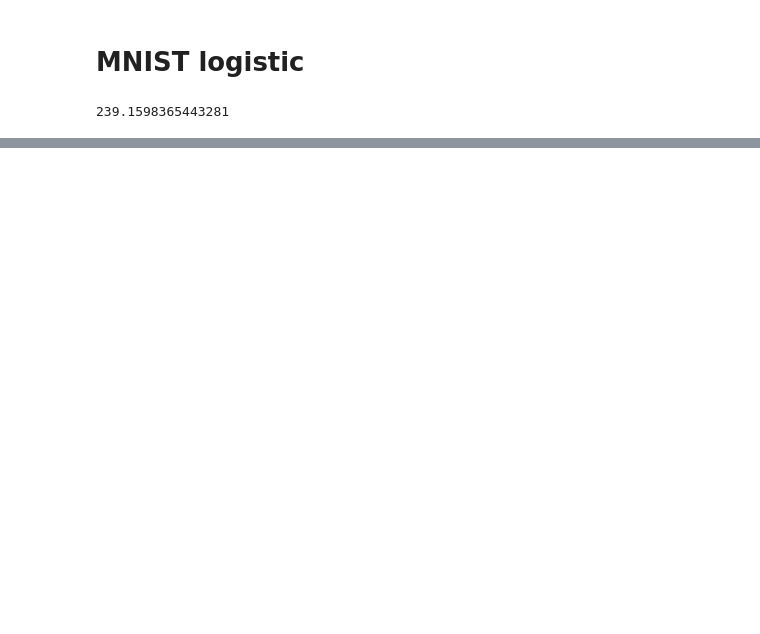
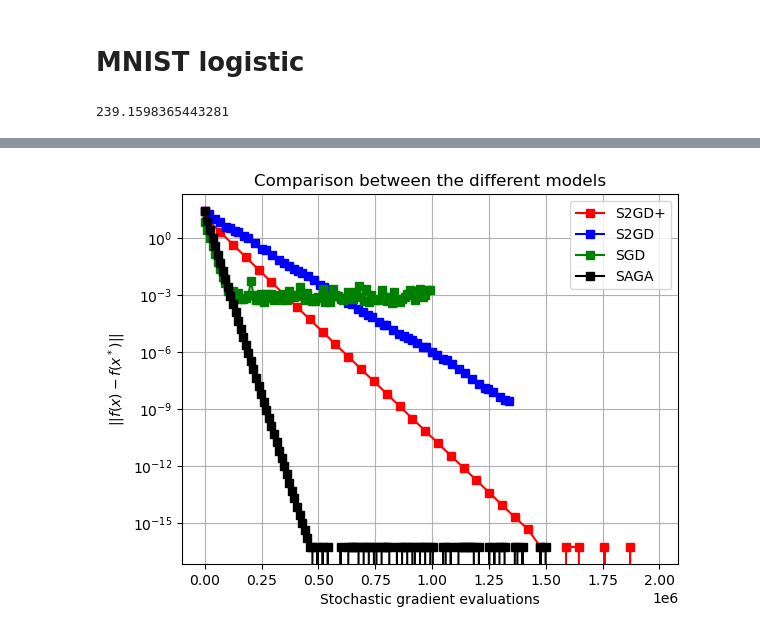
Before and after one commit to Paulcauch/S2GD, a Jupyter notebook: tests.ipynb, the cells around one changed output, grey strips where cells are left out. Drawn from its saved outputs; the diff is of its cells as text; code cells hidden in the pictures; blank space fills up the shorter version.

```diff
--- a/tests.ipynb
+++ b/tests.ipynb
@@ -163,2 +204,2 @@ x_sgd,obj_val_sgd,_,nb_comp_grad_sgd = stoch_grad(x0=x0,problem=pblogreg,xtarget
 # %%
-x_s2gd,obj_val_s2gd,_,nb_comp_grad_s2gd = S2GD(x0=x0,problem=pblogreg,xtarget=x_star,h=-1,m=10,nu=pblogreg.cvxval(),eps_tol=1e-15,n_iter=30,plus=True)
+x_s2gd,obj_val_s2gd,_,nb_comp_grad_s2gd, times2 = S2GD(x0=x0,problem=pblogreg,xtarget=x_star,h=-1,m=10,nu=pblogreg.cvxval(),eps_tol=1e-25,n_iter=30,plus=False)
@@ -164,0 +224,2 @@ x_s2gd,obj_val_s2gd,_,nb_comp_grad_s2gd = S2GD(x0=x0,problem=pblogreg,xtarget=x_
+# %%
+x_s2gd_plus,obj_val_s2gd_plus,_,nb_comp_grad_s2gd_plus, times3 = S2GD(x0=x0,problem=pblogreg,xtarget=x_star,h=-1,m=10,nu=pblogreg.cvxval(),eps_tol=1e-15,n_iter=30,plus=True)
@@ -165,2 +244,2 @@ x_s2gd,obj_val_s2gd,_,nb_comp_grad_s2gd = S2GD(x0=x0,problem=pblogreg,xtarget=x_
 # %%
-x_saga,obj_val_saga,_,nb_comp_grad_saga = SAGA(x0,pblogreg,x_star,-1,1e-10,50000,fast=True)
+x_saga,obj_val_saga,_,nb_comp_grad_saga, times4 = SAGA(x0,pblogreg,x_star,-1,1e-10,1.5*1e6,fast=True)
@@ -170,0 +264,10 @@ plt.semilogy(nb_comp_grad_saga,obj_val_saga-f_star)
+# %%
+#=====Parameters for plots ======
+nb_gradients = [nb_comp_grad_s2gd_plus, nb_comp_grad_s2gd, nb_comp_grad_sgd, nb_comp_grad_saga]
+obj_functions = [obj_val_s2gd_plus, obj_val_s2gd, obj_val_sgd[1:], obj_val_saga]
+name_of_models = ['S2GD+','S2GD', 'SGD', 'SAGA']
+list_times = [times3, times2, times1[1:], times4]
+# %%
+plot_with_nb_gradients(nb_gradients, obj_functions, name_of_models)
+# %% [output]
+[figure, added]
```
Also changed, not shown: parts of 20 cells of this notebook, 3 other files.
